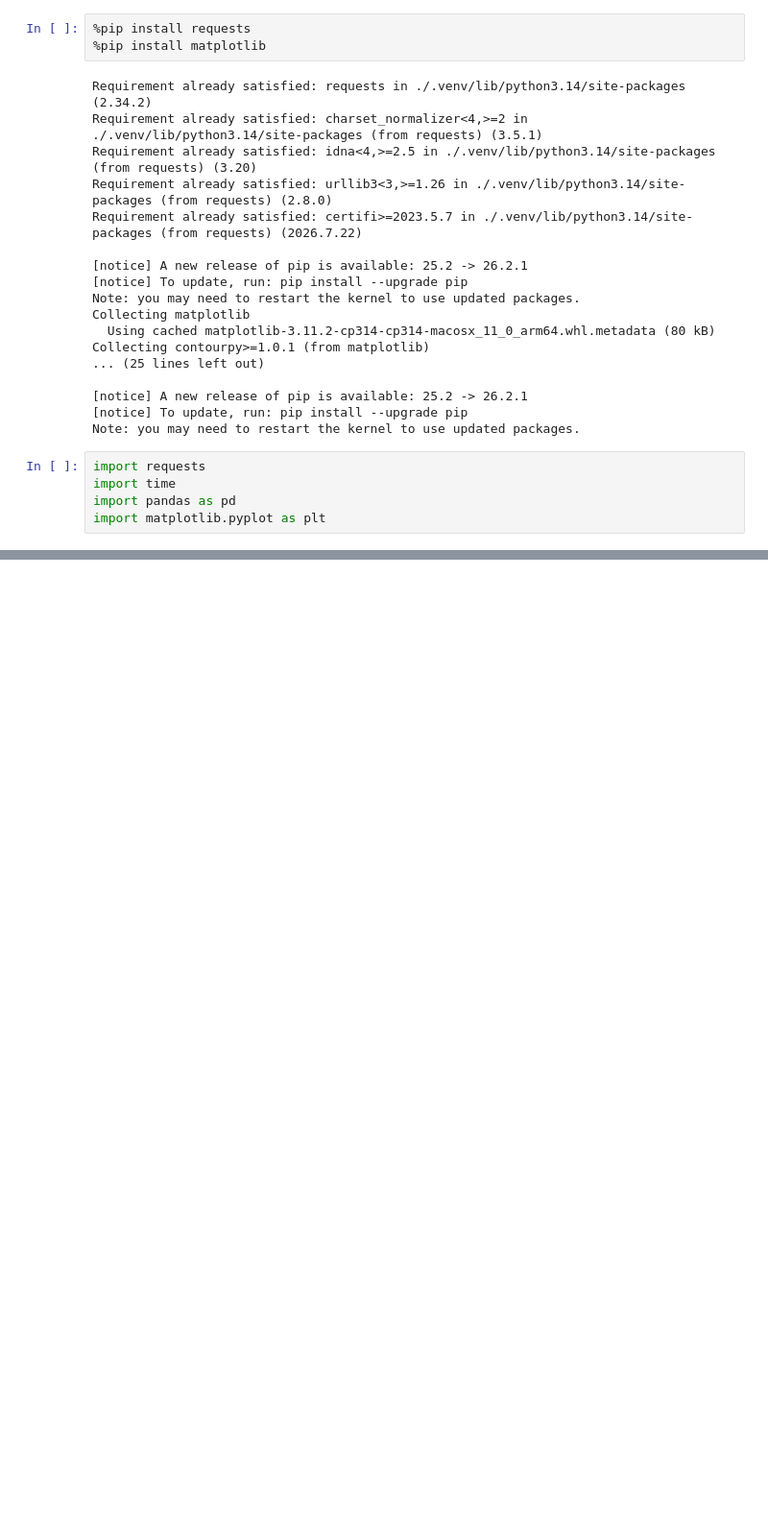
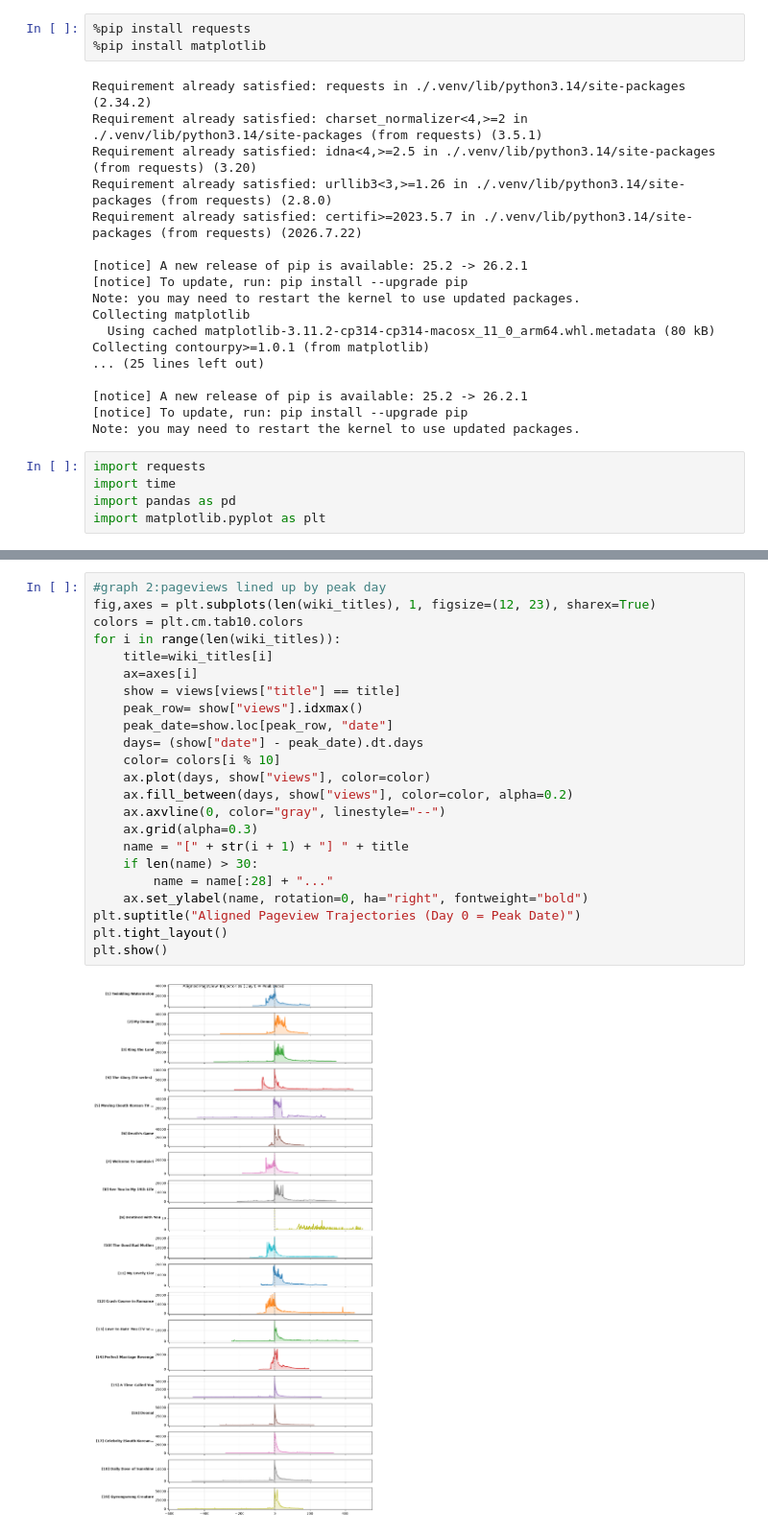
Before and after one commit to krazikoala/cs315-week3-tasks, a Jupyter notebook: Part4.ipynb, the cells around one changed output, grey strips where cells are left out. Shown at 96% size. Cells and saved outputs as stored; diff of their text form; blank space fills up the shorter version.

```diff
--- a/Part4.ipynb
+++ b/Part4.ipynb
@@ -65,0 +101,25 @@ print(wiki_titles)
+# %%
+#graph 2:pageviews lined up by peak day
+fig,axes = plt.subplots(len(wiki_titles), 1, figsize=(12, 23), sharex=True)
+colors = plt.cm.tab10.colors
+for i in range(len(wiki_titles)):
+    title=wiki_titles[i]
+    ax=axes[i]
+    show = views[views["title"] == title]
+    peak_row= show["views"].idxmax()
+    peak_date=show.loc[peak_row, "date"]
+    days= (show["date"] - peak_date).dt.days
+    color= colors[i % 10]
+    ax.plot(days, show["views"], color=color)
+    ax.fill_between(days, show["views"], color=color, alpha=0.2)
+    ax.axvline(0, color="gray", linestyle="--")
+    ax.grid(alpha=0.3)
+    name = "[" + str(i + 1) + "] " + title
+    if len(name) > 30:
+        name = name[:28] + "..."
+    ax.set_ylabel(name, rotation=0, ha="right", fontweight="bold")
+plt.suptitle("Aligned Pageview Trajectories (Day 0 = Peak Date)")
+plt.tight_layout()
+plt.show()
+# %% [output]
+[figure, added]
```
Also changed, not shown: parts of 3 cells of this notebook, 1 other file.
